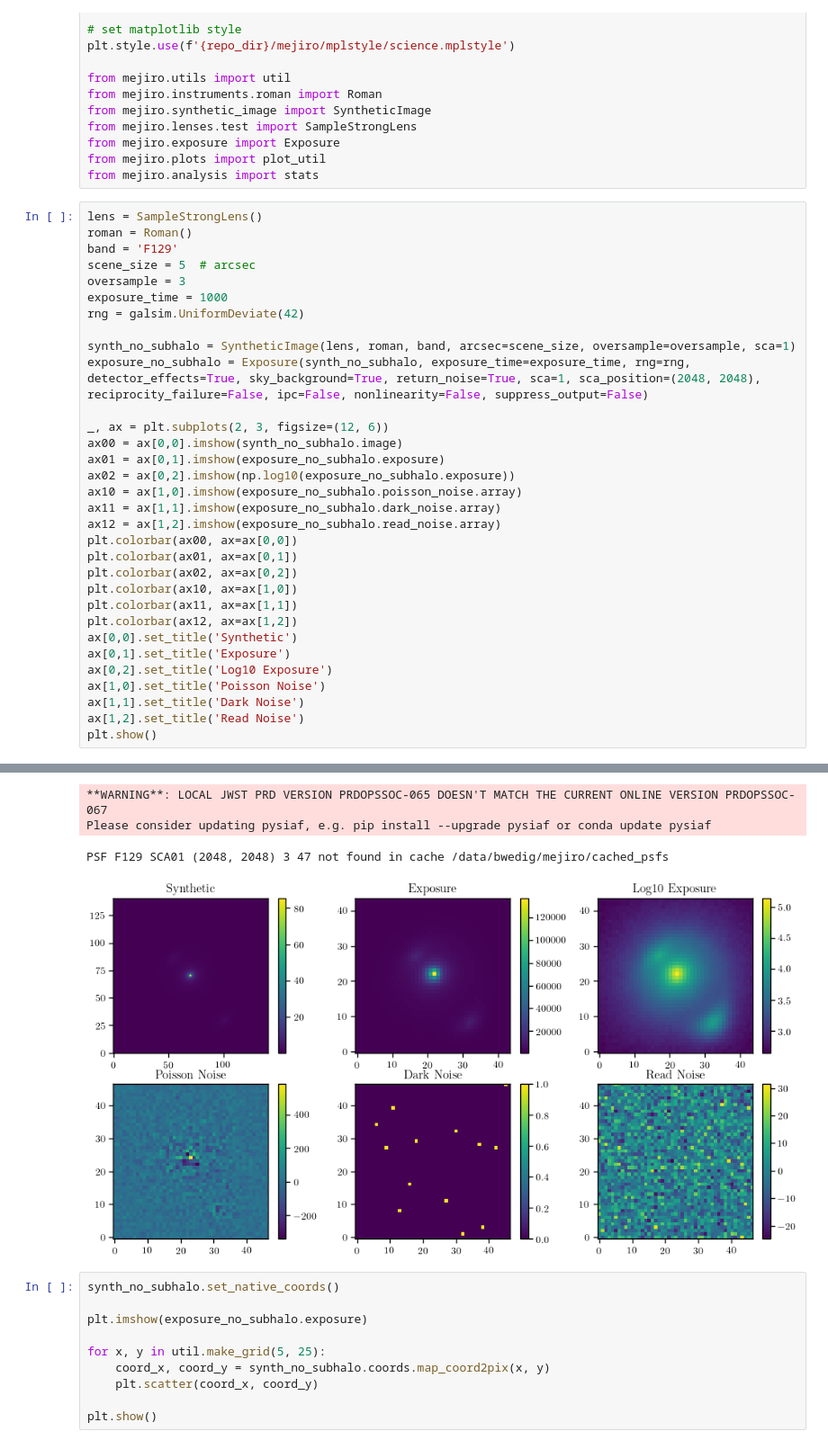
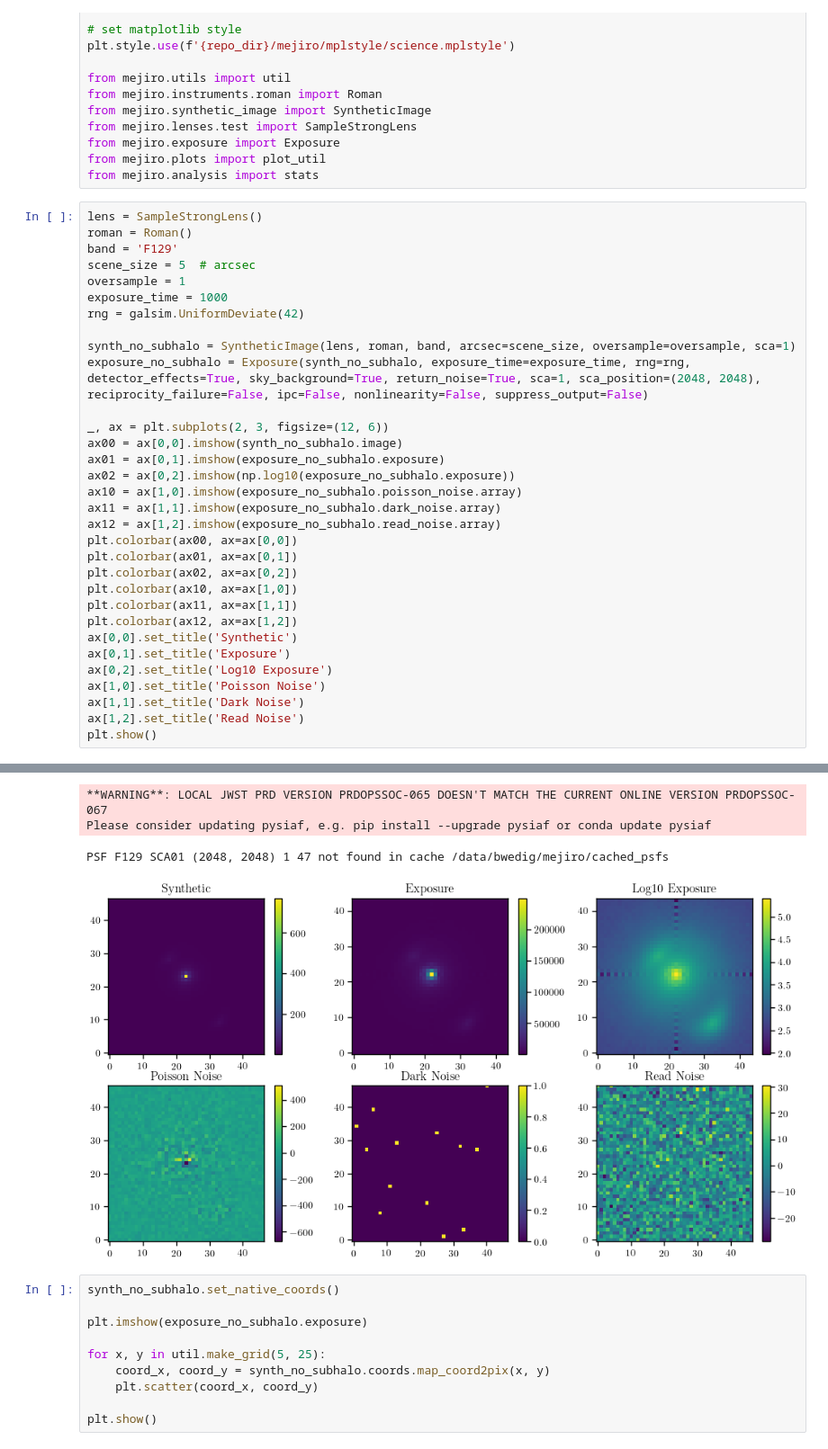
Before and after one commit to AstroMusers/mejiro, a Jupyter notebook: notebooks/hwo/lowest_detectable_subhalo_mass_roman.ipynb, the cells around one changed output, grey strips where cells are left out. Shown: that part at 90% size. Cells and saved outputs as stored; diff of their text form.

```diff
--- a/notebooks/hwo/lowest_detectable_subhalo_mass_roman.ipynb
+++ b/notebooks/hwo/lowest_detectable_subhalo_mass_roman.ipynb
@@ -45,7 +45,7 @@ lens = SampleStrongLens()
 roman = Roman()
 band = 'F129'
 scene_size = 5  # arcsec
-oversample = 3
+oversample = 1
 exposure_time = 1000
 rng = galsim.UniformDeviate(42)
 
@@ -77,8 +77,8 @@ Computing on pixel grid of size 141x141 (5.17"x5.17") with pixel scale 0.0366666
 Initialized SyntheticImage for StrongLens SAMPLE by Roman in F129 band
 **WARNING**: LOCAL JWST PRD VERSION PRDOPSSOC-065 DOESN'T MATCH THE CURRENT ONLINE VERSION PRDOPSSOC-067
 Please consider updating pysiaf, e.g. pip install --upgrade pysiaf or conda update pysiaf
-PSF F129 SCA01 (2048, 2048) 3 47 not found in cache /data/bwedig/mejiro/cached_psfs
+PSF F129 SCA01 (2048, 2048) 1 47 not found in cache /data/bwedig/mejiro/cached_psfs
-[figure, old version]
+[figure, new version]
 # %%
 synth_no_subhalo.set_native_coords()
 
```
Also changed, not shown: parts of 1 cell of this notebook, 1 other file.
